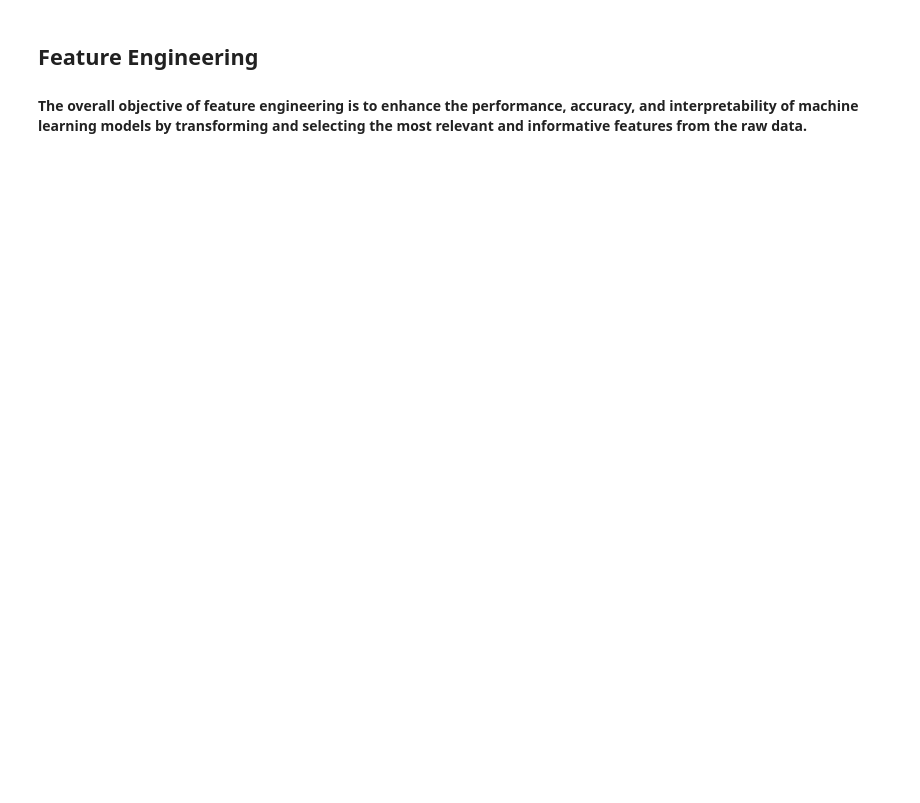
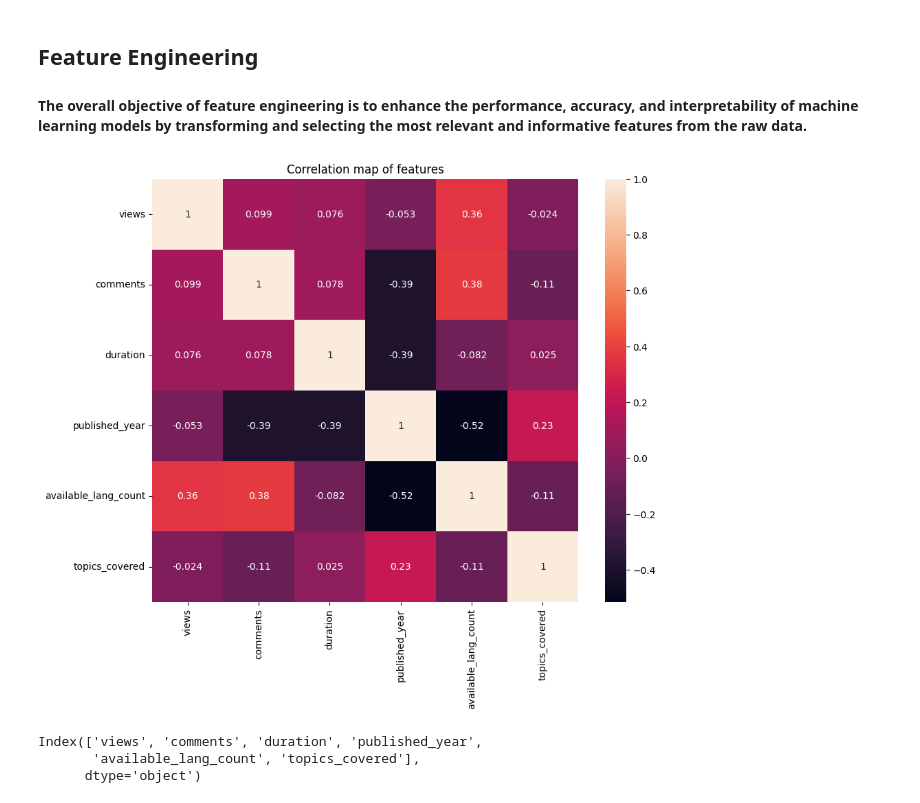
Before and after one commit to Mohamed-Harish-M-123/Capstone-Project-II, a Jupyter notebook: TED_Talks_views_prediction.ipynb, the cells around one changed output. Drawn from its saved outputs; the diff is of its cells as text; code cells hidden in the pictures; blank space fills up the shorter version.

```diff
--- a/TED_Talks_views_prediction.ipynb
+++ b/TED_Talks_views_prediction.ipynb
@@ -463,3 +538,45 @@ Text(0.5, 1.0, 'Distribution of Video duration')
+# %%
+# Here we'll pass the 'comments' and 'duration' columns to treat its outliers
+
+ted_talks_dataframe = replace_outliers_iqr(ted_talks_dataframe, 'comments')
+
+ted_talks_dataframe = replace_outliers_iqr(ted_talks_dataframe, 'duration')
 # %% [markdown]
 ## Feature Engineering
 #### The overall objective of feature engineering is to enhance the performance, accuracy, and interpretability of machine learning models by transforming and selecting the most relevant and informative features from the raw data.
+# %%
+# Here we'll add a new feature with the count of the available language
+
+ted_talks_dataframe["available_lang_count"] = ted_talks_dataframe["available_lang"].apply(lambda x: len(eval(x)))
+# %%
+# Lets add an another feature carrying the count of the topics covered
+
+ted_talks_dataframe["topics_covered"] = ted_talks_dataframe["topics"].apply(lambda x: len(eval(x)))
+# %%
+# Lets drop the talk_id column
+
+ted_talks_dataframe.drop(labels = ["talk_id"], axis = 1, inplace = True)
+# %%
+# Lets visualize the correlation between the features of our dataframe
+
+correlation_matrix = ted_talks_dataframe.corr()
+
+plt.figure(figsize=(10, 8))
+sns.heatmap(correlation_matrix, annot=True)
+plt.title("Correlation map of features")
+plt.show()
+# %% [output]
+[figure, added]
+# %%
+# Further lets drop some features that are not useful to us.
+
+ted_talks_dataframe.drop(labels = ["title", "speaker_1", "all_speakers", "occupations",
+                                  "about_speakers", "recorded_date", "published_date",
+                                  "event", "native_lang", "available_lang", "topics", "related_talks",
+                                  "url", "description", "transcript", "published_day", "published_month"], axis = 1, inplace = True)
+
+ted_talks_dataframe.columns
+# %% [output]
+Index(['views', 'comments', 'duration', 'published_year',
+       'available_lang_count', 'topics_covered'],
+      dtype='object')
```
Also changed, not shown: parts of 13 cells of this notebook.
